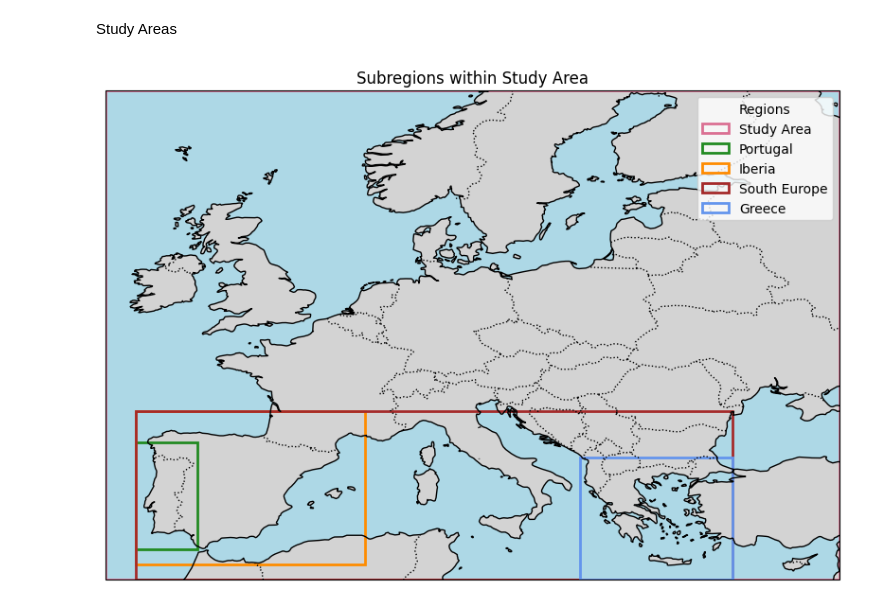
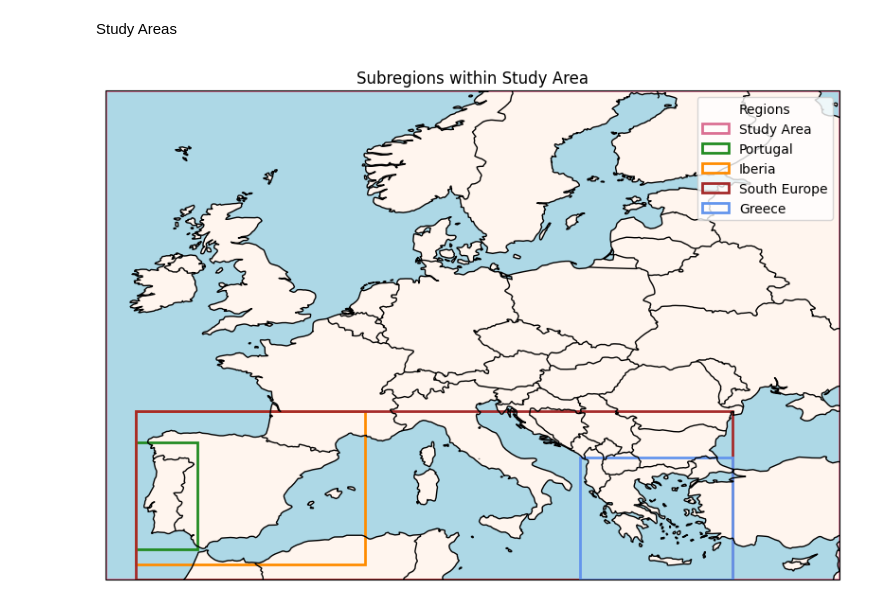
Before and after one commit to Sofs27/Thesis, a Jupyter notebook: Code/PrepareData.ipynb, the cells around one changed output. Drawn from its saved outputs; the diff is of its cells as text; code cells hidden in the pictures.

```diff
--- a/Code/PrepareData.ipynb
+++ b/Code/PrepareData.ipynb
@@ -1030,33 +1030,33 @@ regions = {
     'South Europe': {'coords': (45, -10, 34, 29), 'color': 'brown'},
     'Greece':       {'coords': (42, 19, 34, 29),  'color': 'cornflowerblue'},
 }
 
 # Plot setup
 fig = plt.figure(figsize=(10, 10))
 ax = plt.axes(projection=ccrs.PlateCarree())
 ax.set_extent([-12, 36, 34, 66], crs=ccrs.PlateCarree())
 
 # Add map features
 ax.add_feature(cfeature.COASTLINE)
-ax.add_feature(cfeature.BORDERS, linestyle=':')
-ax.add_feature(cfeature.LAND, facecolor='lightgray')
+ax.add_feature(cfeature.BORDERS)
+ax.add_feature(cfeature.LAND, facecolor='seashell')
 ax.add_feature(cfeature.OCEAN, facecolor='lightblue')
 
 # Plot each rectangle
 handles = []
 for name, info in regions.items():
     lat_max, lon_min, lat_min, lon_max = info['coords']
     color = info['color']
     width = lon_max - lon_min
     height = lat_max - lat_min
     rect = Rectangle((lon_min, lat_min), width, height,
                      linewidth=2, edgecolor=color, facecolor='none', label=name)
     ax.add_patch(rect)
     handles.append(rect)
 
 # Add legend in the upper right
 plt.legend(handles=handles, loc='upper right', title='Regions')
 plt.title('Subregions within Study Area')
 plt.show()
 # %% [output]
-[figure, old version]
+[figure, new version]
```
Also changed, not shown: 7 other files.
